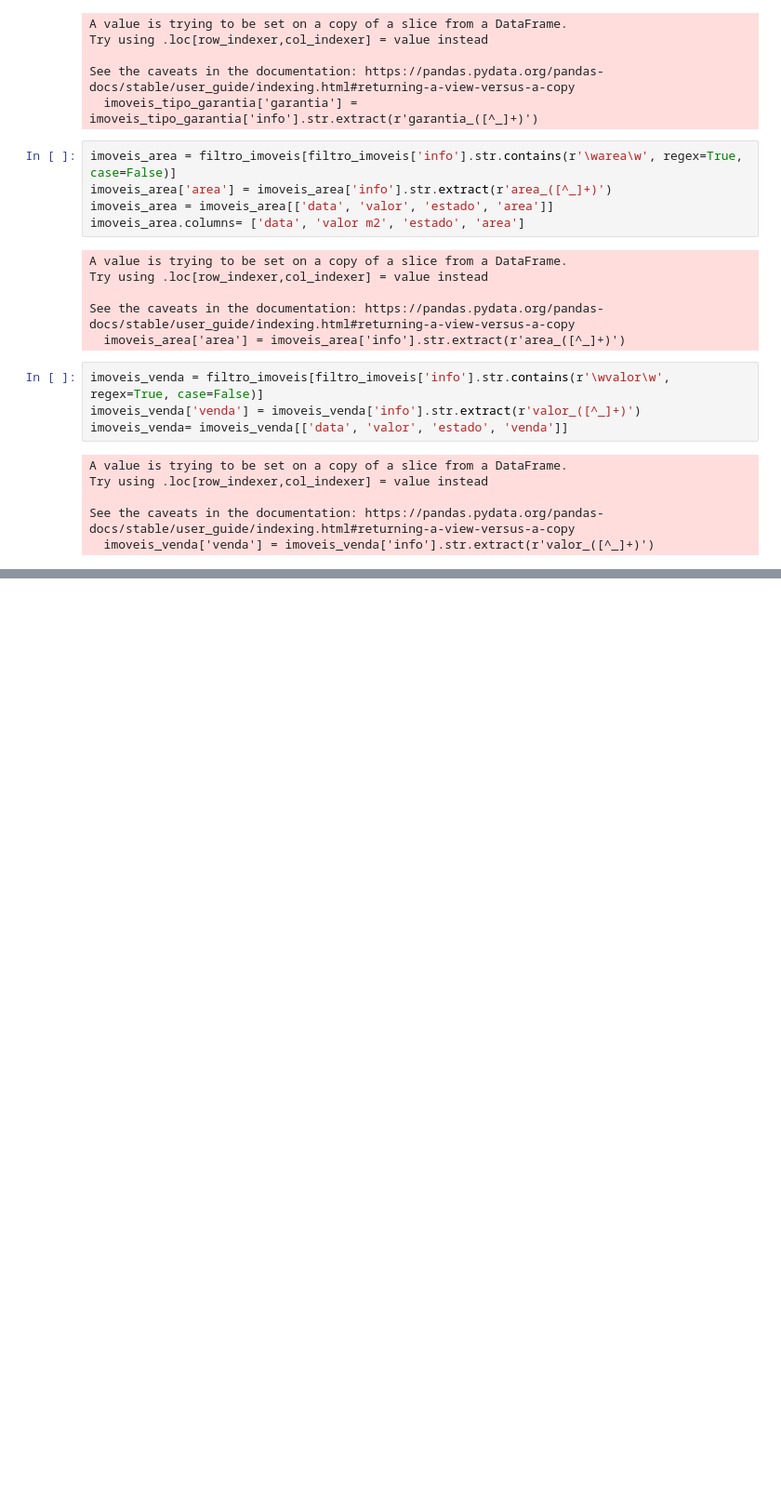
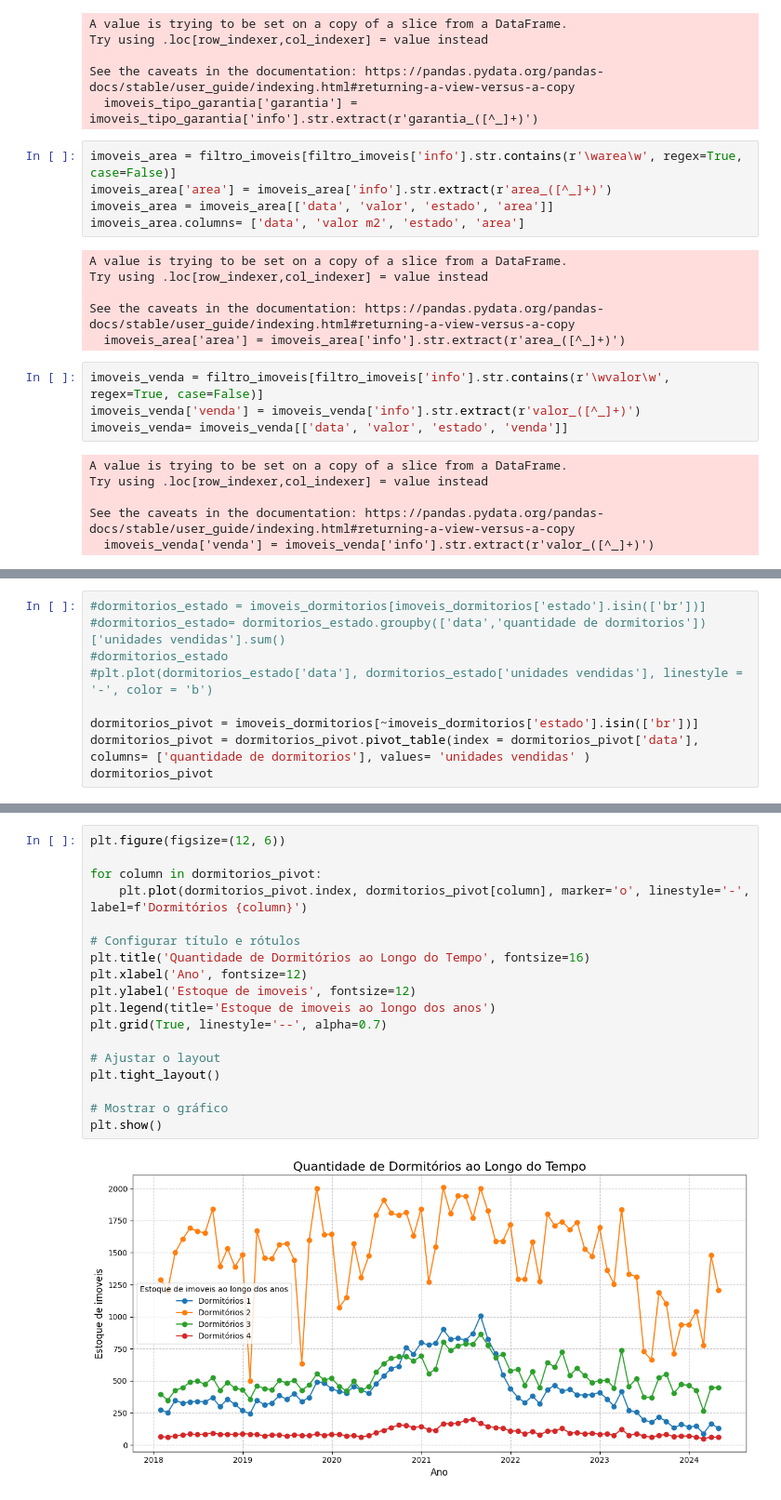
Before and after one commit to Dogix11/projeto_dados_imobiliarios, a Jupyter notebook: analise_imoveis.ipynb, the cells around one changed output, grey strips where cells are left out. Shown: that part at 93% size. Drawn from its saved outputs; the diff is of its cells as text; blank space fills up the shorter version.

```diff
--- a/analise_imoveis.ipynb
+++ b/analise_imoveis.ipynb
@@ -107,0 +151,9 @@ See the caveats in the documentation: https://pandas.pydata.org/pandas-docs/stab
+# %%
+#dormitorios_estado = imoveis_dormitorios[imoveis_dormitorios['estado'].isin(['br'])]
+#dormitorios_estado= dormitorios_estado.groupby(['data','quantidade de dormitorios'])['unidades vendidas'].sum()
+#dormitorios_estado
+#plt.plot(dormitorios_estado['data'], dormitorios_estado['unidades vendidas'], linestyle = '-', color = 'b')
+
+dormitorios_pivot = imoveis_dormitorios[~imoveis_dormitorios['estado'].isin(['br'])]
+dormitorios_pivot = dormitorios_pivot.pivot_table(index = dormitorios_pivot['data'], columns= ['quantidade de dormitorios'], values= 'unidades vendidas' )
+dormitorios_pivot
@@ -107,0 +175,20 @@ See the caveats in the documentation: https://pandas.pydata.org/pandas-docs/stab
+# %%
+plt.figure(figsize=(12, 6))
+
+for column in dormitorios_pivot:
+    plt.plot(dormitorios_pivot.index, dormitorios_pivot[column], marker='o', linestyle='-', label=f'Dormitórios {column}')
+
+# Configurar título e rótulos
+plt.title('Quantidade de Dormitórios ao Longo do Tempo', fontsize=16)
+plt.xlabel('Ano', fontsize=12)
+plt.ylabel('Estoque de imoveis', fontsize=12)
+plt.legend(title='Estoque de imoveis ao longo dos anos')
+plt.grid(True, linestyle='--', alpha=0.7)
+
+# Ajustar o layout
+plt.tight_layout()
+
+# Mostrar o gráfico
+plt.show()
+# %% [output]
+[figure, added]
```
Also changed, not shown: parts of 11 cells of this notebook.
